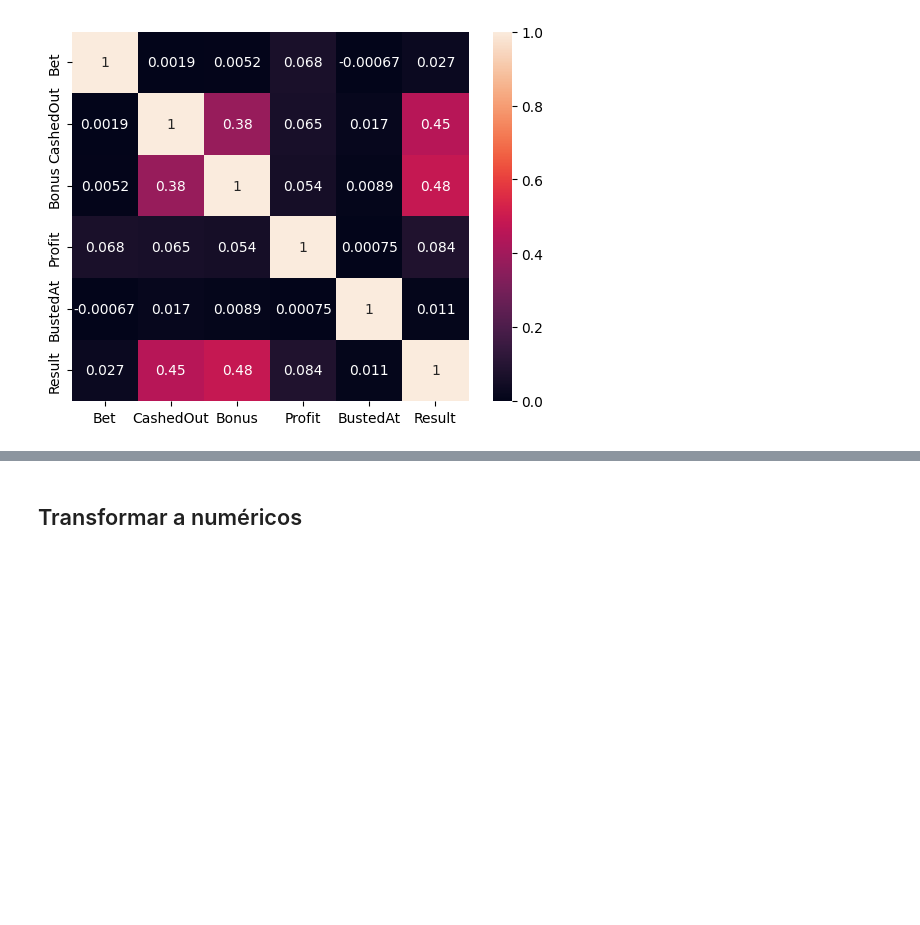
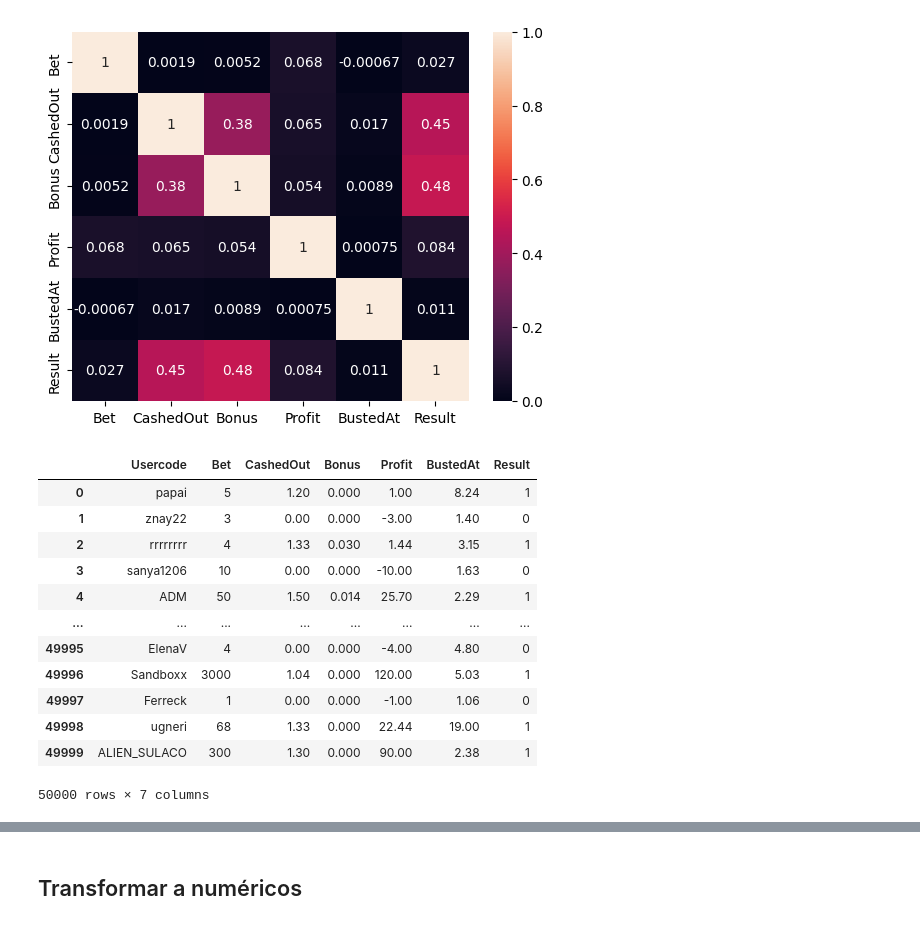
Before and after one commit to AndresEspinal/bustabit, a Jupyter notebook: notebooks/analisis_expl.ipynb, the cells around one changed output, grey strips where cells are left out. Drawn from its saved outputs; the diff is of its cells as text; code cells hidden in the pictures; blank space fills up the shorter version.

```diff
--- a/notebooks/analisis_expl.ipynb
+++ b/notebooks/analisis_expl.ipynb
@@ -489,3 +489,20 @@ sns.heatmap(df_cuantitativos.corr(), annot=True)
 # %% [output]
 <Axes: >
 [figure]
+# %%
+clust_groupby=pd.merge(betdataset['Username'], df_cuantitativos, left_index=True, right_index=True, how='inner').rename(columns={'Username':'Usercode'})
+clust_groupby
+# %% [output]
+|  | Usercode | Bet | CashedOut | Bonus | Profit | BustedAt | Result |
+| 0 | papai | 5 | 1.20 | 0.000 | 1.00 | 8.24 | 1 |
+| 1 | znay22 | 3 | 0.00 | 0.000 | -3.00 | 1.40 | 0 |
+| 2 | rrrrrrrr | 4 | 1.33 | 0.030 | 1.44 | 3.15 | 1 |
+| 3 | sanya1206 | 10 | 0.00 | 0.000 | -10.00 | 1.63 | 0 |
+| 4 | ADM | 50 | 1.50 | 0.014 | 25.70 | 2.29 | 1 |
+| ... | ... | ... | ... | ... | ... | ... | ... |
+| 49995 | ElenaV | 4 | 0.00 | 0.000 | -4.00 | 4.80 | 0 |
+| 49996 | Sandboxx | 3000 | 1.04 | 0.000 | 120.00 | 5.03 | 1 |
+| 49997 | Ferreck | 1 | 0.00 | 0.000 | -1.00 | 1.06 | 0 |
+| 49998 | ugneri | 68 | 1.33 | 0.000 | 22.44 | 19.00 | 1 |
+| 49999 | ALIEN_SULACO | 300 | 1.30 | 0.000 | 90.00 | 2.38 | 1 |
+50000 rows × 7 columns
```
Also changed, not shown: parts of 16 cells of this notebook, 1 other file.
